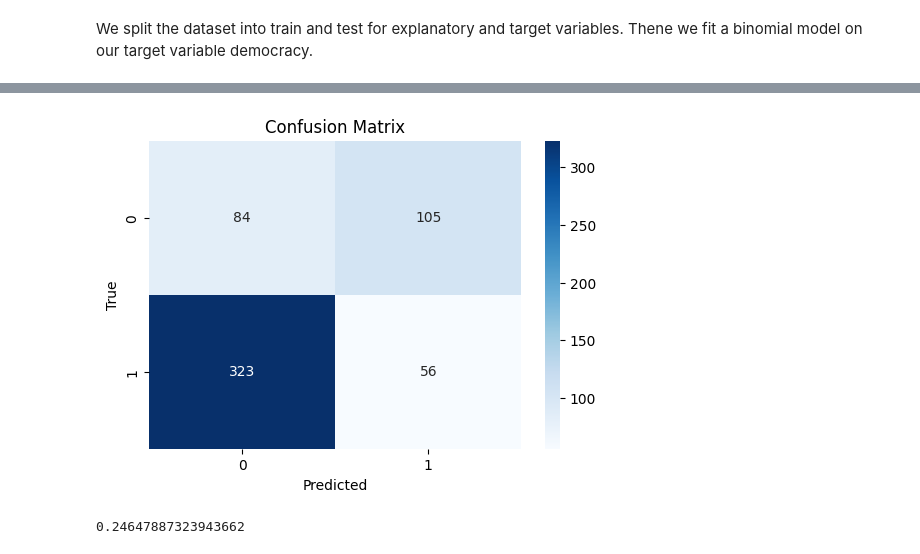
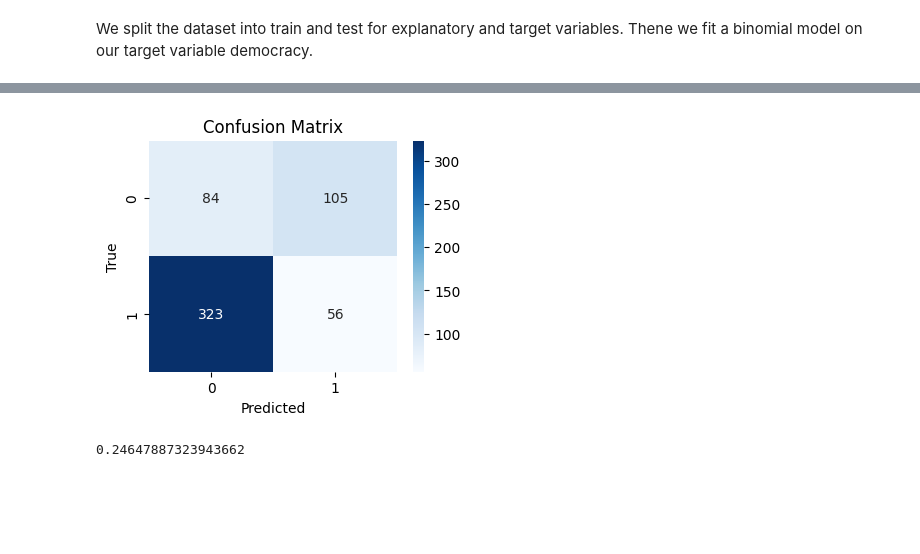
Before and after one commit to irmakoz1/ML1-HSLU, a Jupyter notebook: ML1-Project_TeamDraft_v2.ipynb, the cells around one changed output, grey strips where cells are left out. Drawn from its saved outputs; the diff is of its cells as text; code cells hidden in the pictures; blank space fills up the shorter version.

```diff
--- a/ML1-Project_TeamDraft_v2.ipynb
+++ b/ML1-Project_TeamDraft_v2.ipynb
@@ -983,14 +984,14 @@ y_pred = (y_pred_probes >= 0.5).astype(int)
 # %%
 cm = confusion_matrix(Y_test, y_pred)
 # %%
-plt.figure(figsize=(6, 4))
+plt.figure(figsize=(4, 3))
 sns.heatmap(cm, annot=True, fmt="d", cmap="Blues")
 plt.title("Confusion Matrix")
 plt.xlabel("Predicted")
 plt.ylabel("True")
 plt.show()
 # %% [output]
-[figure, old version]
+[figure, new version]
 # %%
 accuracy_score(Y_test,y_pred)
 # %% [output]
```
Also changed, not shown: parts of 21 cells of this notebook.
